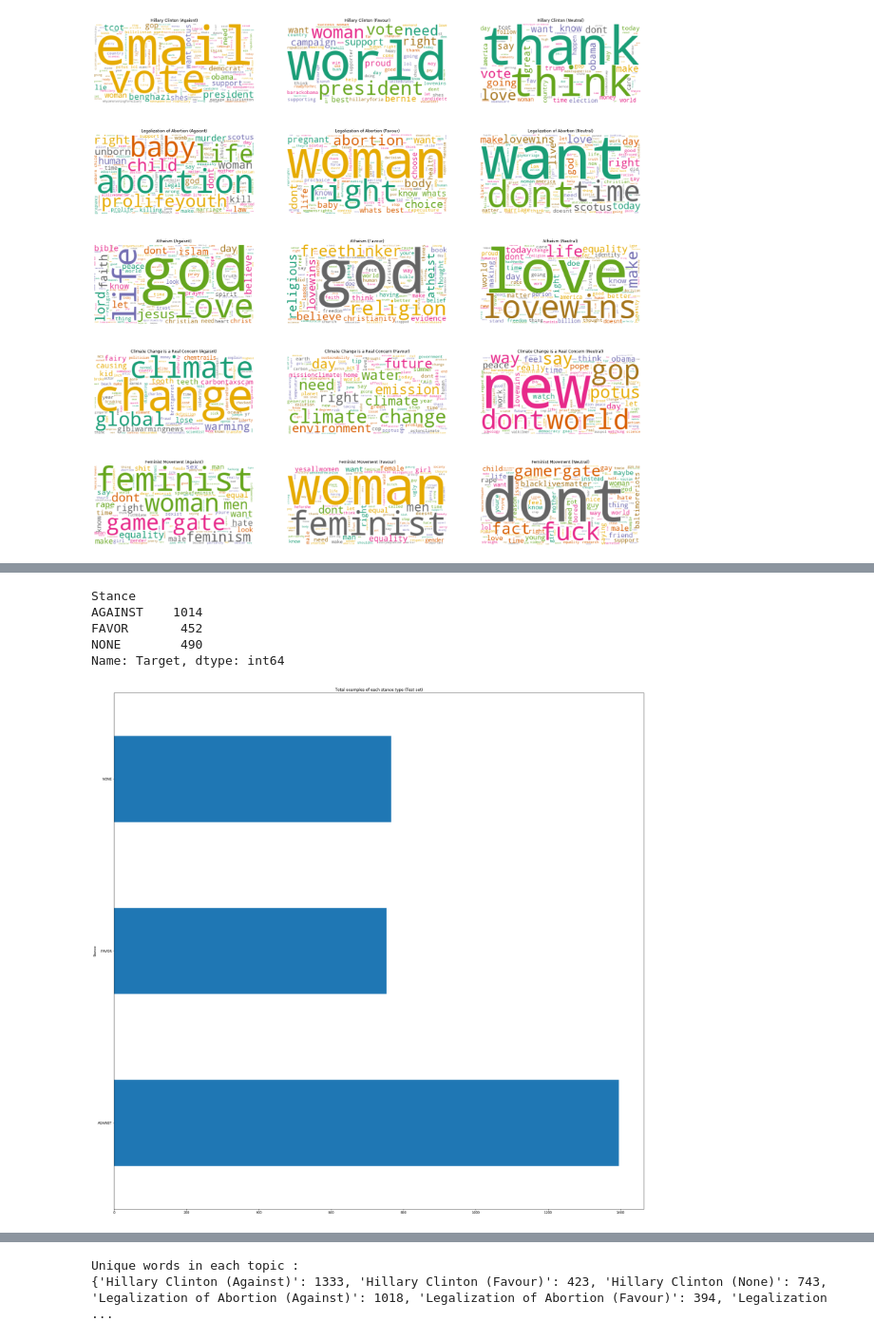
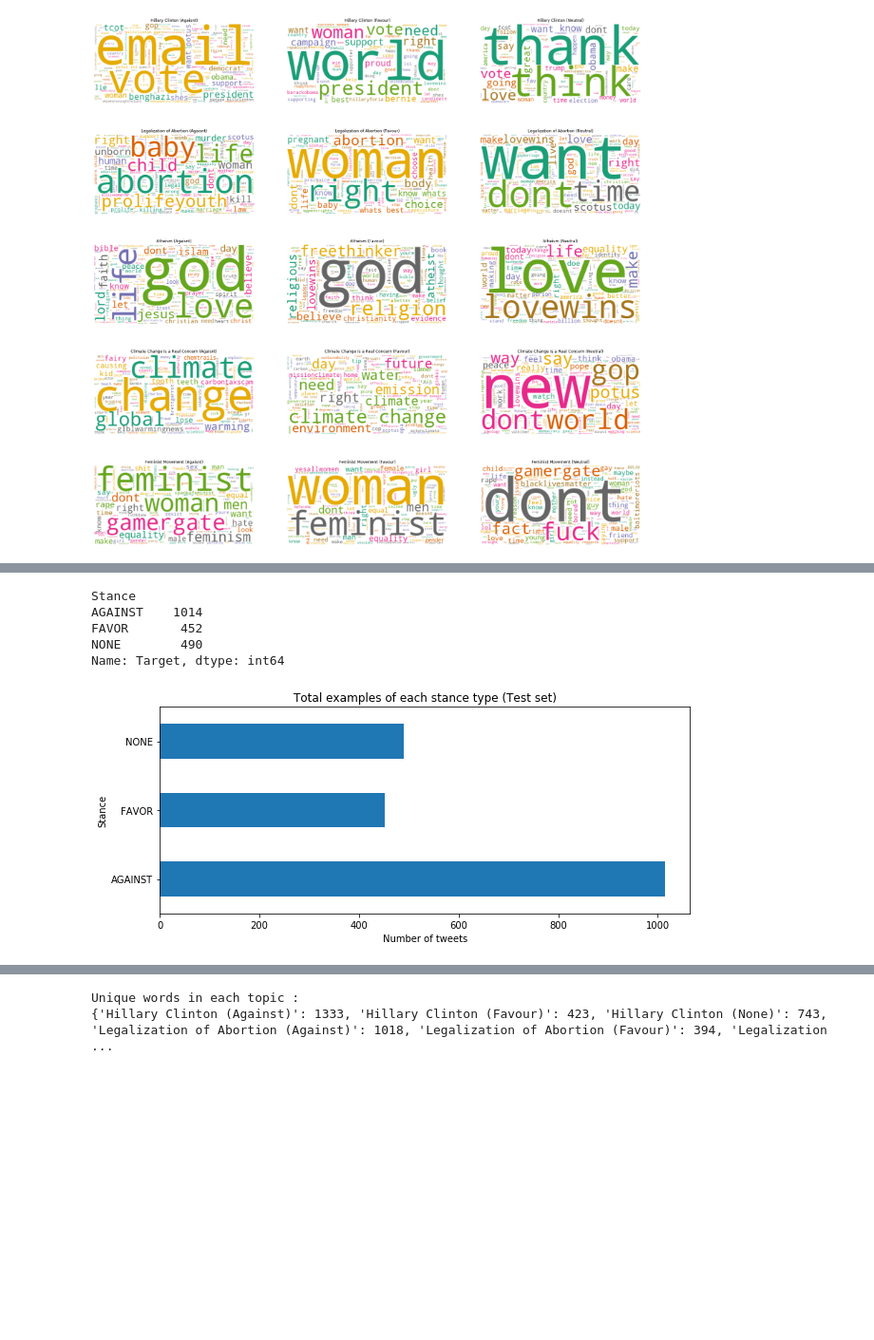
Before and after one commit to HaiderSS/Stance-Classification-in-Tweets, a Jupyter notebook: Text preprocessing and Visualisation.ipynb, the cells around one changed output, grey strips where cells are left out. Shown at 95% size. Cells and saved outputs as stored; diff of their text form; code cells hidden in the pictures; blank space fills up the shorter version.

```diff
--- a/Text preprocessing and Visualisation.ipynb
+++ b/Text preprocessing and Visualisation.ipynb
@@ -257,11 +277,13 @@ Counter(commonWords).most_common()
 add_stop_words = ['semst', 'hillaryclinton', 'hillary', 'clinton', 'rt', 'just', 'im', 'people','like']
 stop_words = text.ENGLISH_STOP_WORDS.union(add_stop_words)
 trainData.Tweet = trainData.Tweet.apply(remove_stopwords)
+testData.Tweet = testData.Tweet.apply(remove_stopwords)
 # %%
 # Lemarization
 
 lemmatizer = WordNetLemmatizer()
 trainData.Tweet = trainData.Tweet.apply(lematization)
+testData.Tweet = testData.Tweet.apply(lematization)
 # %% [markdown]
 ### Visualisation Part
 # %%
@@ -322,11 +345,12 @@ Name: Target, dtype: int64
 # %%
 print(testData.groupby('Stance')['Target'].count())
-ax = trainData.groupby('Stance')['Target'].count().plot(kind='barh', title ="Total examples of each stance type (Test set)")
+ax = testData.groupby('Stance')['Target'].count().plot(kind='barh', title ="Total examples of each stance type (Test set)", figsize=(10, 4))
+ax.set_xlabel("Number of tweets", fontsize=10)
 plt.show()
 # %% [output]
 Stance
 AGAINST    1014
 FAVOR       452
 NONE        490
 Name: Target, dtype: int64
-[figure, old version]
+[figure, new version]
```
Also changed, not shown: parts of 24 cells of this notebook, 3 other files.
